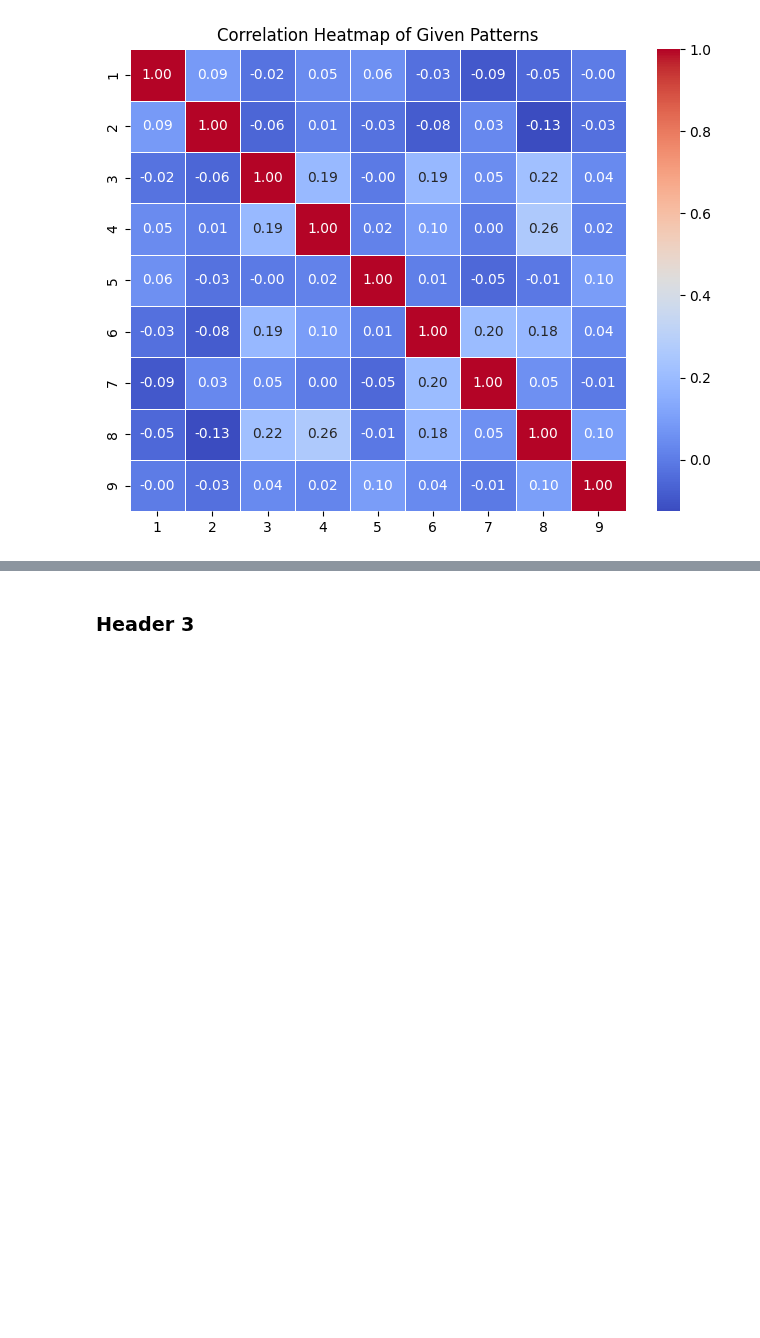
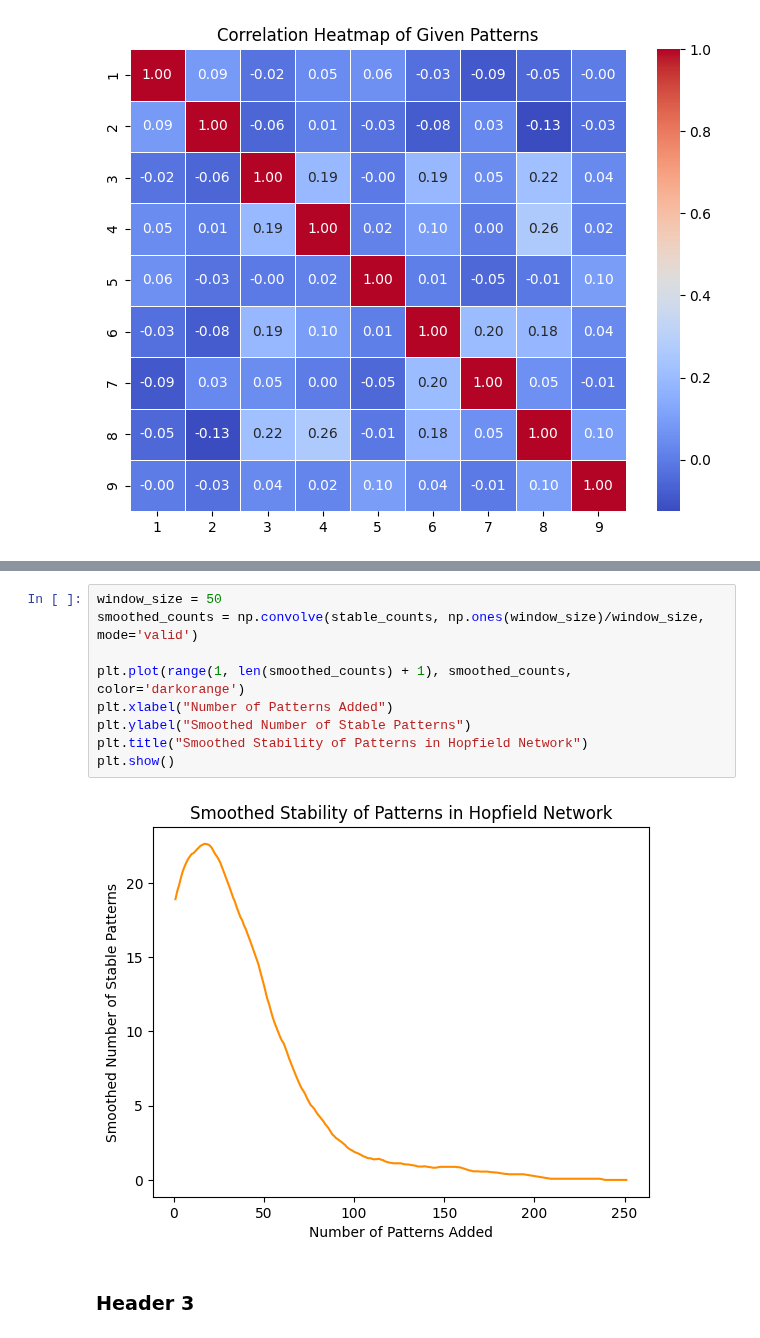
Before and after one commit to nathanansel28/DD2437, a Jupyter notebook: lab3/split3.ipynb, the cells around one changed output, grey strips where cells are left out. Cells and saved outputs as stored; diff of their text form; blank space fills up the shorter version.

```diff
--- a/lab3/split3.ipynb
+++ b/lab3/split3.ipynb
@@ -100,3 +141,14 @@ plt.show()
+# %%
+window_size = 50
+smoothed_counts = np.convolve(stable_counts, np.ones(window_size)/window_size, mode='valid')
+
+plt.plot(range(1, len(smoothed_counts) + 1), smoothed_counts, color='darkorange')
+plt.xlabel("Number of Patterns Added")
+plt.ylabel("Smoothed Number of Stable Patterns")
+plt.title("Smoothed Stability of Patterns in Hopfield Network")
+plt.show()
+# %% [output]
+[figure, added]
 # %% [markdown]
 ### Header 3
 # %% [markdown]
```
Also changed, not shown: parts of 9 cells of this notebook, 1 other file.
